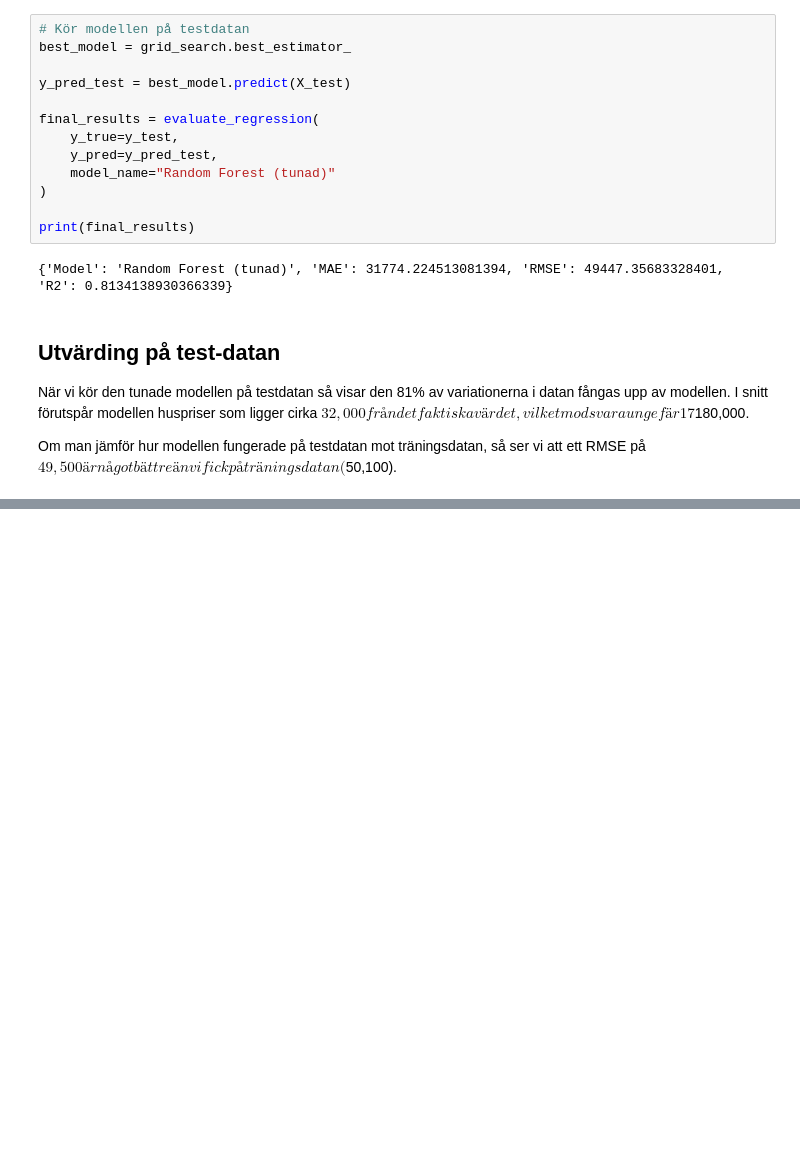
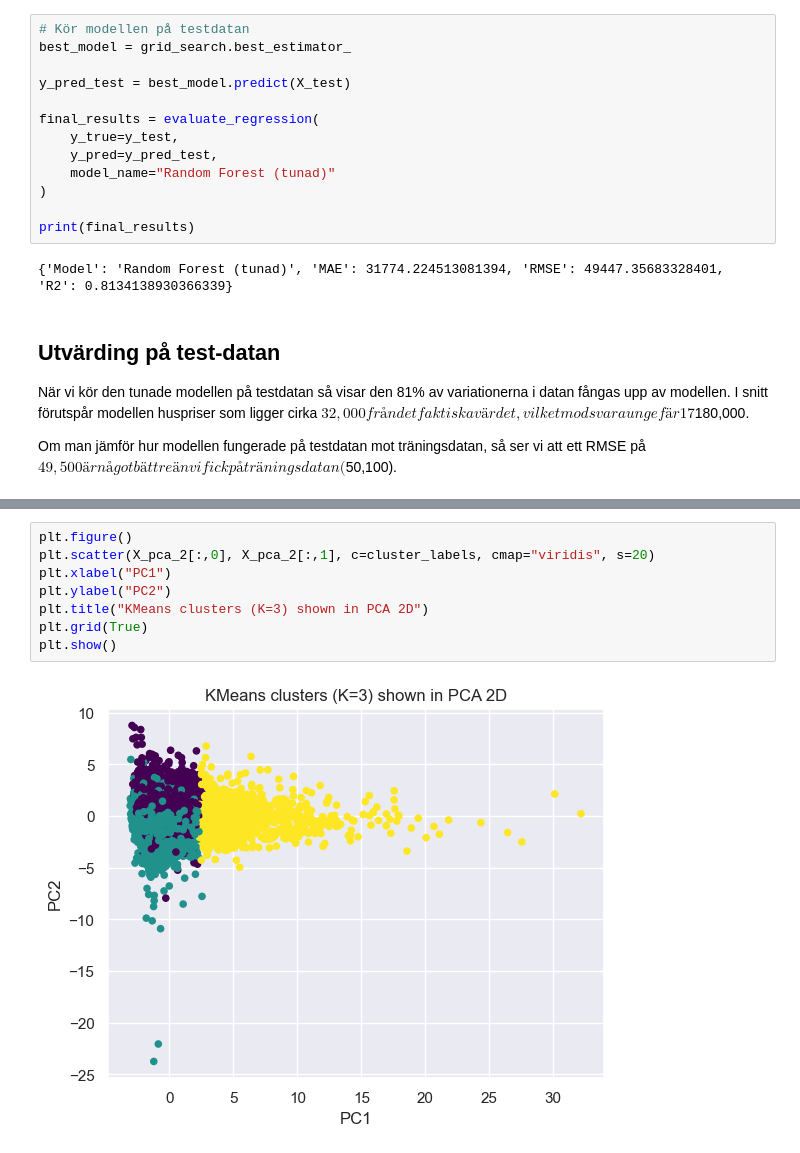
Before and after one commit to EliWei/ML_Uppgift1_Regression, a Jupyter notebook: ML_Regression.ipynb, the cells around one changed output, grey strips where cells are left out. Drawn from its saved outputs; the diff is of its cells as text; blank space fills up the shorter version.

```diff
--- a/ML_Regression.ipynb
+++ b/ML_Regression.ipynb
@@ -446,0 +538,10 @@ Om man jämför hur modellen fungerade på testdatan mot träningsdatan, så ser
+# %%
+plt.figure()
+plt.scatter(X_pca_2[:,0], X_pca_2[:,1], c=cluster_labels, cmap="viridis", s=20)
+plt.xlabel("PC1")
+plt.ylabel("PC2")
+plt.title("KMeans clusters (K=3) shown in PCA 2D")
+plt.grid(True)
+plt.show()
+# %% [output]
+[figure, added]
```
Also changed, not shown: parts of 6 cells of this notebook.
